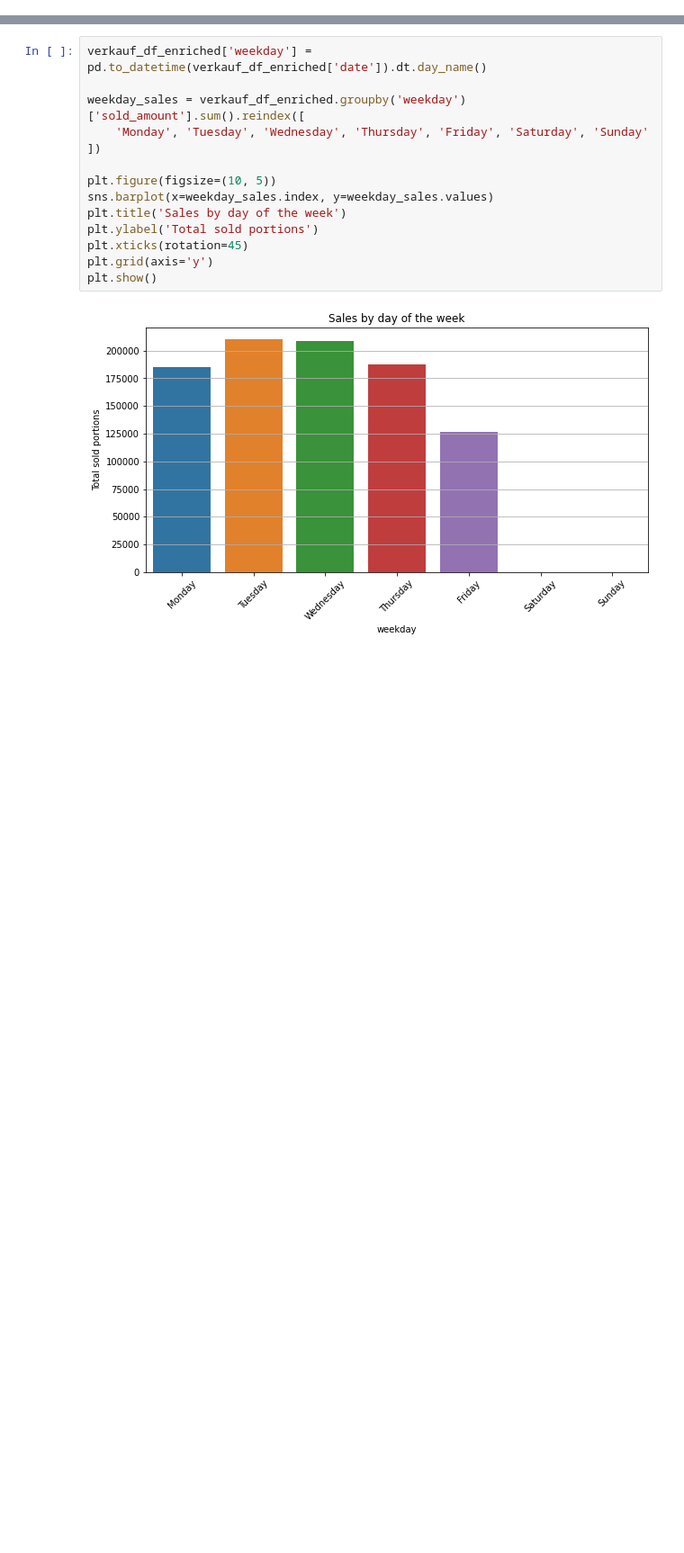
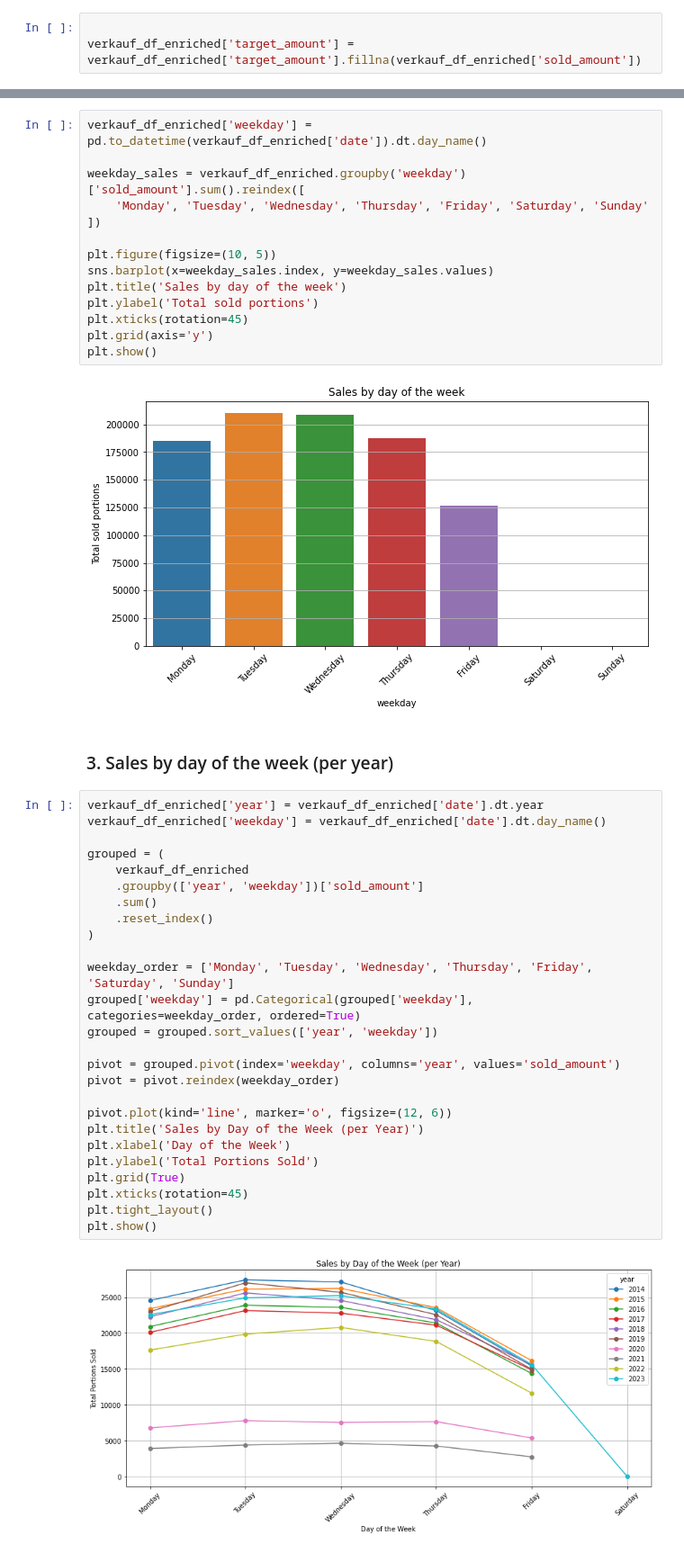
Before and after one commit to olyashevich/Predicting-food-demand-at-the-KU-Mensa, a Jupyter notebook: analysis.ipynb, the cells around one changed output, grey strips where cells are left out. Shown at 90% size. Cells and saved outputs as stored; diff of their text form; blank space fills up the shorter version.

```diff
--- a/analysis.ipynb
+++ b/analysis.ipynb
@@ -287,0 +318,3 @@ verkauf_df_enriched.head(10)
+# %%
+
+verkauf_df_enriched['target_amount'] = verkauf_df_enriched['target_amount'].fillna(verkauf_df_enriched['sold_amount'])
@@ -322,3 +390,33 @@ plt.grid(axis='y')
 plt.show()
 # %% [output]
 [figure]
+# %% [markdown]
+### 3. Sales by day of the week (per year)
+# %%
+verkauf_df_enriched['year'] = verkauf_df_enriched['date'].dt.year
+verkauf_df_enriched['weekday'] = verkauf_df_enriched['date'].dt.day_name()
+
+grouped = (
+    verkauf_df_enriched
+    .groupby(['year', 'weekday'])['sold_amount']
+    .sum()
+    .reset_index()
+)
+
+weekday_order = ['Monday', 'Tuesday', 'Wednesday', 'Thursday', 'Friday', 'Saturday', 'Sunday']
+grouped['weekday'] = pd.Categorical(grouped['weekday'], categories=weekday_order, ordered=True)
+grouped = grouped.sort_values(['year', 'weekday'])
+
+pivot = grouped.pivot(index='weekday', columns='year', values='sold_amount')
+pivot = pivot.reindex(weekday_order)
+
+pivot.plot(kind='line', marker='o', figsize=(12, 6))
+plt.title('Sales by Day of the Week (per Year)')
+plt.xlabel('Day of the Week')
+plt.ylabel('Total Portions Sold')
+plt.grid(True)
+plt.xticks(rotation=45)
+plt.tight_layout()
+plt.show()
+# %% [output]
+[figure, added]
```
Also changed, not shown: parts of 58 cells of this notebook.
